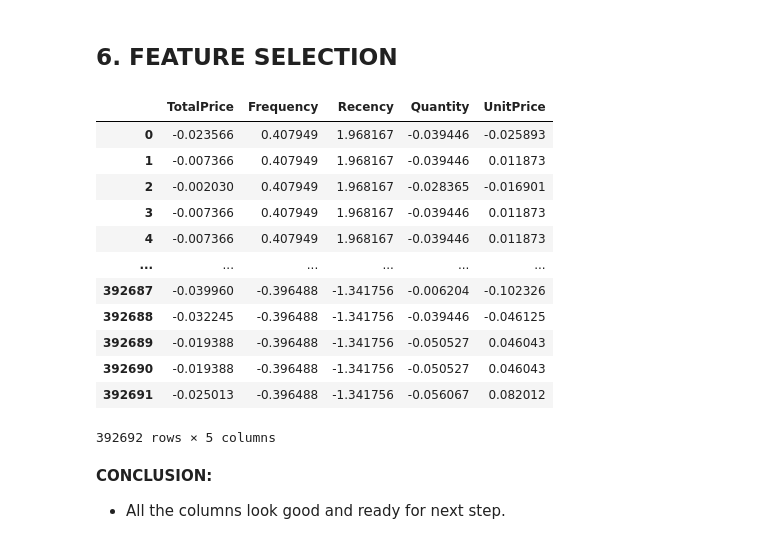
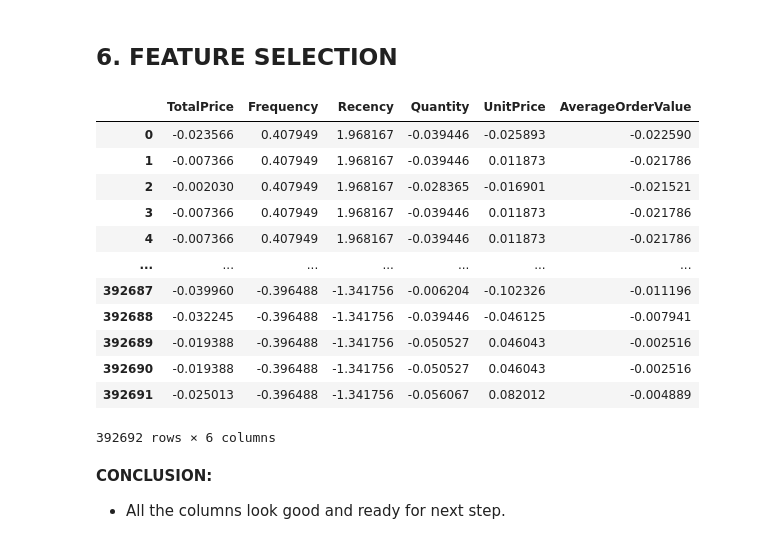
Before and after one commit to Pronob17/Customer_segmentation_using_K_means_clustering, a Jupyter notebook: Customer_Segmentation_with_K_Means_Clustering.ipynb, the cells around one changed output. Saved outputs shown, nothing was run; the diff lists cells and outputs as text; code cells hidden in the pictures.

```diff
--- a/Customer_Segmentation_with_K_Means_Clustering.ipynb
+++ b/Customer_Segmentation_with_K_Means_Clustering.ipynb
@@ -547,3 +546,8 @@ df.head()
 | 2 | 536365 | 84406B | CREAM CUPID HEARTS COAT HANGER | 8 | 2010-12-01 08:26:00 | 2.75 | 17850 | United Kingdom | 373 | ... |
 | 3 | 536365 | 84029G | KNITTED UNION FLAG HOT WATER BOTTLE | 6 | 2010-12-01 08:26:00 | 3.39 | 17850 | United Kingdom | 373 | ... |
 | 4 | 536365 | 84029E | RED WOOLLY HOTTIE WHITE HEART. | 6 | 2010-12-01 08:26:00 | 3.39 | 17850 | United Kingdom | 373 | ... |
+# %%
+# create average order value column
+df["AverageOrderValue"] = df["TotalPrice"] / df["Frequency"]
+
+df.head()
@@ -558,29 +584,29 @@ Index(['InvoiceNo', 'StockCode', 'Description', 'Quantity', 'InvoiceDate',
 # %% [markdown]
 ## 6. FEATURE SELECTION
 # %%
-features = ["TotalPrice", "Frequency", "Recency", "Quantity", "UnitPrice"]
+features = ["TotalPrice", "Frequency", "Recency", "Quantity", "UnitPrice", "AverageOrderValue"]
 
 # initialise scaler
 scaler = StandardScaler()
 
 # fit and transform
 scaled = scaler.fit_transform(df[features])
 
 # convert back to dataframe
 scaled_df = pd.DataFrame(scaled, columns=df[features].columns)
 
 scaled_df
 # %% [output]
-|  | TotalPrice | Frequency | Recency | Quantity | UnitPrice |
-| 0 | -0.023566 | 0.407949 | 1.968167 | -0.039446 | -0.025893 |
-| 1 | -0.007366 | 0.407949 | 1.968167 | -0.039446 | 0.011873 |
-| 2 | -0.002030 | 0.407949 | 1.968167 | -0.028365 | -0.016901 |
-| 3 | -0.007366 | 0.407949 | 1.968167 | -0.039446 | 0.011873 |
-| 4 | -0.007366 | 0.407949 | 1.968167 | -0.039446 | 0.011873 |
-| ... | ... | ... | ... | ... | ... |
-| 392687 | -0.039960 | -0.396488 | -1.341756 | -0.006204 | -0.102326 |
-| 392688 | -0.032245 | -0.396488 | -1.341756 | -0.039446 | -0.046125 |
-| 392689 | -0.019388 | -0.396488 | -1.341756 | -0.050527 | 0.046043 |
-| 392690 | -0.019388 | -0.396488 | -1.341756 | -0.050527 | 0.046043 |
-| 392691 | -0.025013 | -0.396488 | -1.341756 | -0.056067 | 0.082012 |
+|  | TotalPrice | Frequency | Recency | Quantity | UnitPrice | AverageOrderValue |
+| 0 | -0.023566 | 0.407949 | 1.968167 | -0.039446 | -0.025893 | -0.022590 |
+| 1 | -0.007366 | 0.407949 | 1.968167 | -0.039446 | 0.011873 | -0.021786 |
+| 2 | -0.002030 | 0.407949 | 1.968167 | -0.028365 | -0.016901 | -0.021521 |
+| 3 | -0.007366 | 0.407949 | 1.968167 | -0.039446 | 0.011873 | -0.021786 |
+| 4 | -0.007366 | 0.407949 | 1.968167 | -0.039446 | 0.011873 | -0.021786 |
+| ... | ... | ... | ... | ... | ... | ... |
+| 392687 | -0.039960 | -0.396488 | -1.341756 | -0.006204 | -0.102326 | -0.011196 |
+| 392688 | -0.032245 | -0.396488 | -1.341756 | -0.039446 | -0.046125 | -0.007941 |
+| 392689 | -0.019388 | -0.396488 | -1.341756 | -0.050527 | 0.046043 | -0.002516 |
+| 392690 | -0.019388 | -0.396488 | -1.341756 | -0.050527 | 0.046043 | -0.002516 |
+| 392691 | -0.025013 | -0.396488 | -1.341756 | -0.056067 | 0.082012 | -0.004889 |
-392692 rows × 5 columns
+392692 rows × 6 columns
```
Also changed, not shown: parts of 24 cells of this notebook.
